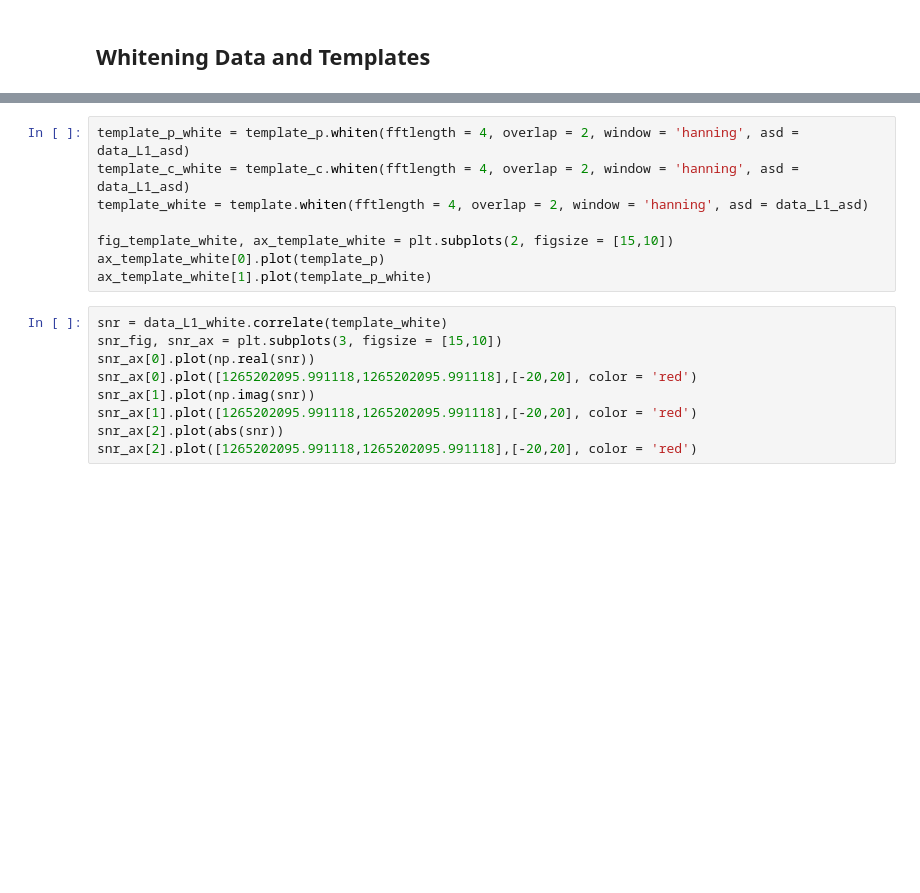
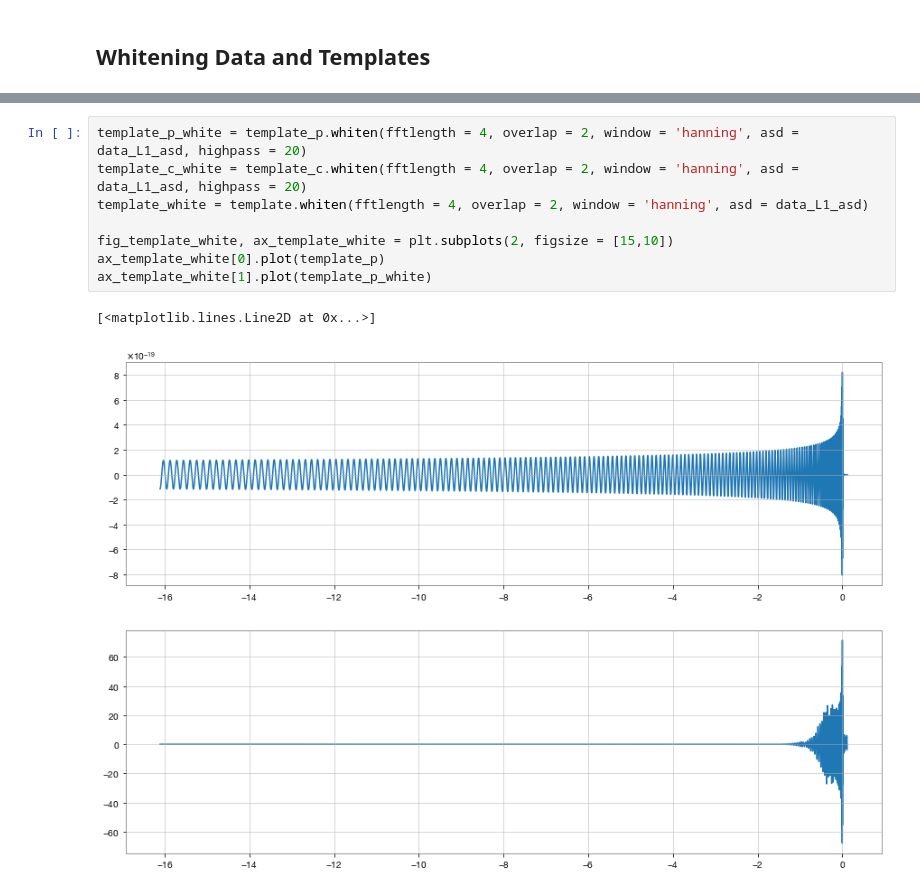
Before and after one commit to Andrerg01/gstlal_steps, a Jupyter notebook: Untitled.ipynb, the cells around one changed output, grey strips where cells are left out. Drawn from its saved outputs; the diff is of its cells as text; blank space fills up the shorter version.

```diff
--- a/Untitled.ipynb
+++ b/Untitled.ipynb
@@ -123,17 +153,11 @@ ax_data_white[1].plot(data_L1_white)
 # %%
-template_p_white = template_p.whiten(fftlength = 4, overlap = 2, window = 'hanning', asd = data_L1_asd)
-template_c_white = template_c.whiten(fftlength = 4, overlap = 2, window = 'hanning', asd = data_L1_asd)
+template_p_white = template_p.whiten(fftlength = 4, overlap = 2, window = 'hanning', asd = data_L1_asd, highpass = 20)
+template_c_white = template_c.whiten(fftlength = 4, overlap = 2, window = 'hanning', asd = data_L1_asd, highpass = 20)
 template_white = template.whiten(fftlength = 4, overlap = 2, window = 'hanning', asd = data_L1_asd)
 
 fig_template_white, ax_template_white = plt.subplots(2, figsize = [15,10])
 ax_template_white[0].plot(template_p)
 ax_template_white[1].plot(template_p_white)
+# %% [output]
+[<matplotlib.lines.Line2D at 0x...>]
+[figure, added]
-# %%
-snr = data_L1_white.correlate(template_white)
-snr_fig, snr_ax = plt.subplots(3, figsize = [15,10])
-snr_ax[0].plot(np.real(snr))
-snr_ax[0].plot([1265202095.991118,1265202095.991118],[-20,20], color = 'red')
-snr_ax[1].plot(np.imag(snr))
-snr_ax[1].plot([1265202095.991118,1265202095.991118],[-20,20], color = 'red')
-snr_ax[2].plot(abs(snr))
-snr_ax[2].plot([1265202095.991118,1265202095.991118],[-20,20], color = 'red')
```
Also changed, not shown: parts of 10 cells of this notebook, 2 other files.
